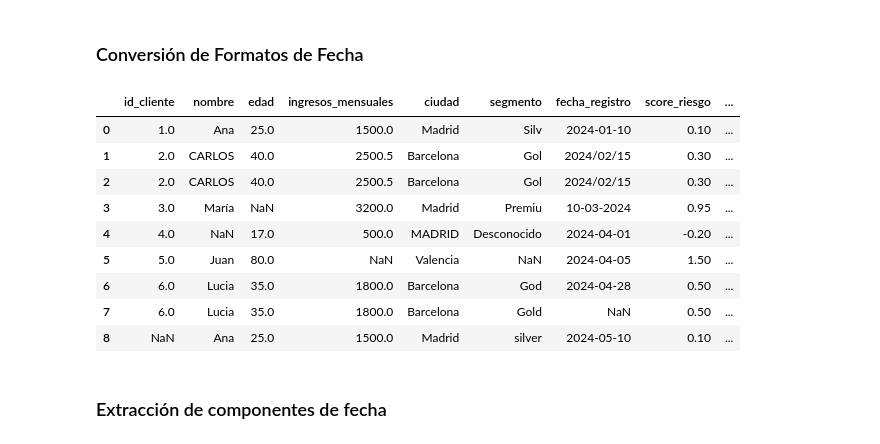
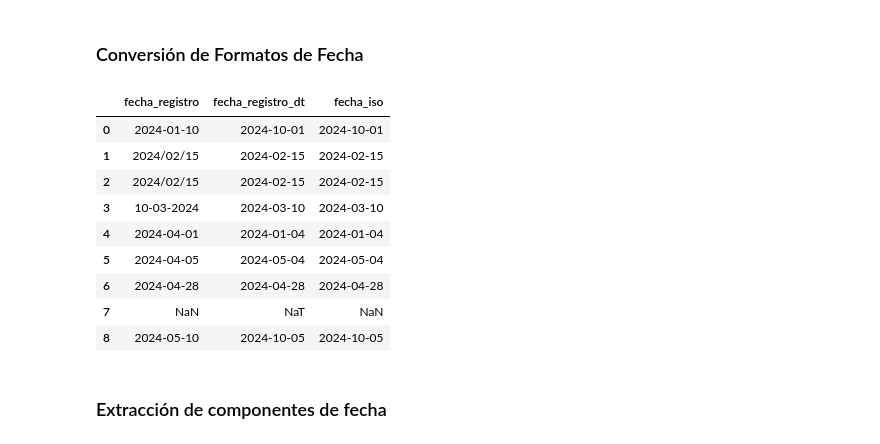
Before and after one commit to netcluster/Python-para-el-an-lisis-de-datos, a Jupyter notebook: Unidad 3/U3Limpiezaypreparacindedatos.ipynb, the cells around one changed output. Drawn from its saved outputs; the diff is of its cells as text; code cells hidden in the pictures.

```diff
--- a/Unidad 3/U3Limpiezaypreparacindedatos.ipynb
+++ b/Unidad 3/U3Limpiezaypreparacindedatos.ipynb
@@ -371,17 +413,19 @@ df[['nombre_limpio', 'genero']]
 # %% [markdown]
 ### Conversión de Formatos de Fecha
 # %%
-df
+df['fecha_registro_dt']= pd.to_datetime(df['fecha_registro'], errors='coerce', format='mixed', dayfirst=True)
+df['fecha_iso']= df['fecha_registro_dt'].dt.strftime('%Y-%m-%d')
+df[['fecha_registro', 'fecha_registro_dt', 'fecha_iso']]
 # %% [output]
-|  | id_cliente | nombre | edad | ingresos_mensuales | ciudad | segmento | fecha_registro | score_riesgo | ... |
-| 0 | 1.0 | Ana | 25.0 | 1500.0 | Madrid | Silv | 2024-01-10 | 0.10 | ... |
-| 1 | 2.0 | CARLOS | 40.0 | 2500.5 | Barcelona | Gol | 2024/02/15 | 0.30 | ... |
-| 2 | 2.0 | CARLOS | 40.0 | 2500.5 | Barcelona | Gol | 2024/02/15 | 0.30 | ... |
-| 3 | 3.0 | María | NaN | 3200.0 | Madrid | Premiu | 10-03-2024 | 0.95 | ... |
-| 4 | 4.0 | NaN | 17.0 | 500.0 | MADRID | Desconocido | 2024-04-01 | -0.20 | ... |
-| 5 | 5.0 | Juan | 80.0 | NaN | Valencia | NaN | 2024-04-05 | 1.50 | ... |
-| 6 | 6.0 | Lucia | 35.0 | 1800.0 | Barcelona | God | 2024-04-28 | 0.50 | ... |
-| 7 | 6.0 | Lucia | 35.0 | 1800.0 | Barcelona | Gold | NaN | 0.50 | ... |
-| 8 | NaN | Ana | 25.0 | 1500.0 | Madrid | silver | 2024-05-10 | 0.10 | ... |
+|  | fecha_registro | fecha_registro_dt | fecha_iso |
+| 0 | 2024-01-10 | 2024-10-01 | 2024-10-01 |
+| 1 | 2024/02/15 | 2024-02-15 | 2024-02-15 |
+| 2 | 2024/02/15 | 2024-02-15 | 2024-02-15 |
+| 3 | 10-03-2024 | 2024-03-10 | 2024-03-10 |
+| 4 | 2024-04-01 | 2024-01-04 | 2024-01-04 |
+| 5 | 2024-04-05 | 2024-05-04 | 2024-05-04 |
+| 6 | 2024-04-28 | 2024-04-28 | 2024-04-28 |
+| 7 | NaN | NaT | NaN |
+| 8 | 2024-05-10 | 2024-10-05 | 2024-10-05 |
 # %% [markdown]
 ### Extracción de componentes de fecha
```
Also changed, not shown: parts of 29 cells of this notebook, 3 other files.
